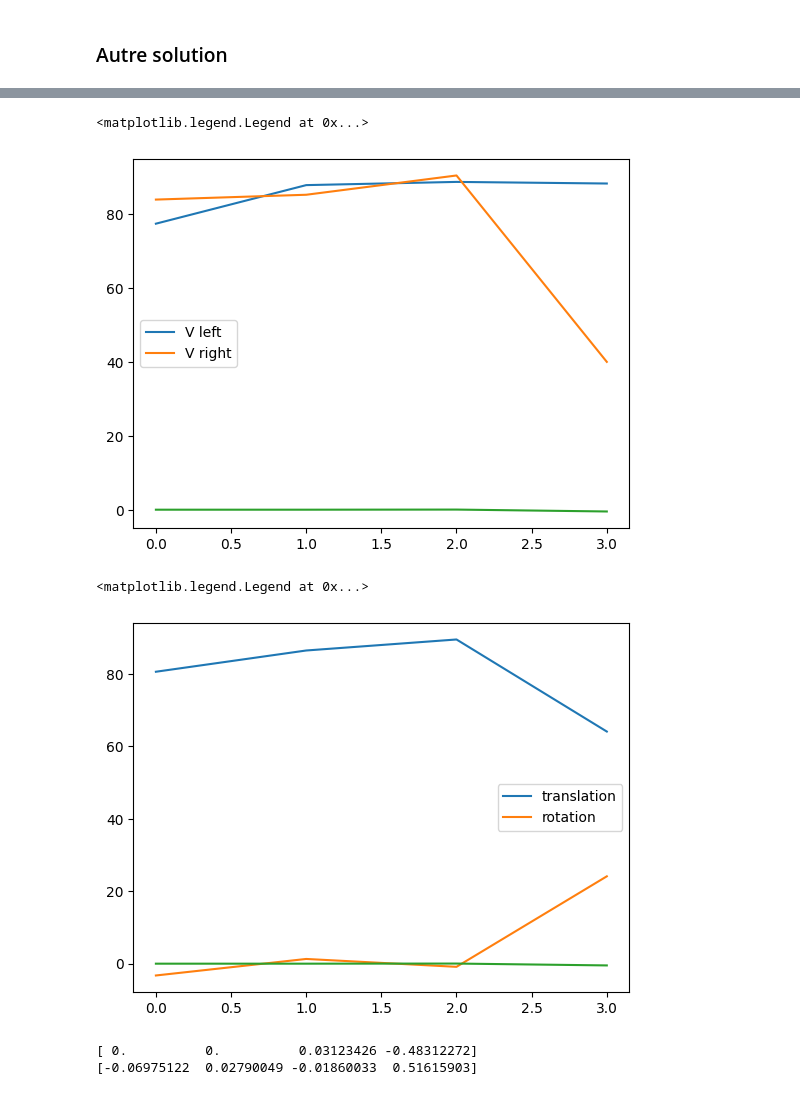
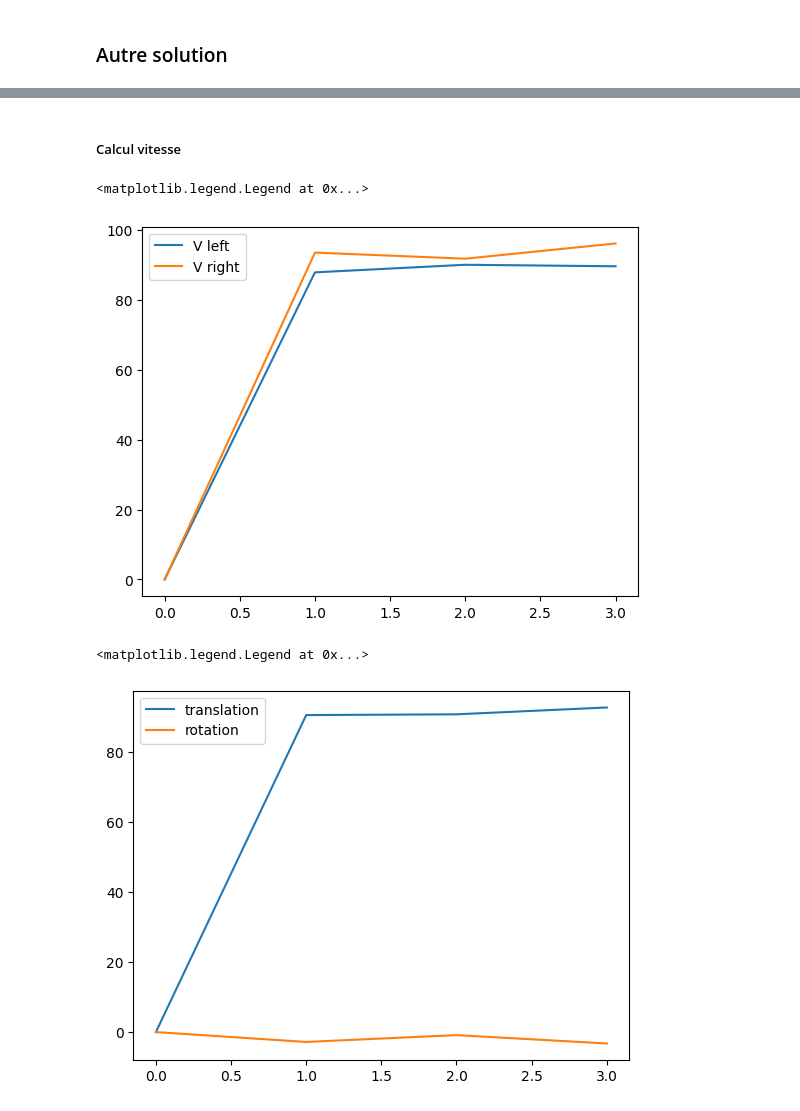
Before and after one commit to marinPh/mobileRobt38, a Jupyter notebook: test_controle.ipynb, the cells around one changed output, grey strips where cells are left out. Saved outputs shown, nothing was run; the diff lists cells and outputs as text; code cells hidden in the pictures.

```diff
--- a/test_controle.ipynb
+++ b/test_controle.ipynb
@@ -122,19 +130,19 @@ plt.plot(reached)
+# %% [markdown]
+##### Calcul vitesse
 # %%
 Vleftdata = np.array(Vleftdata)
 Vrightdata = np.array(Vrightdata)
 # %%
 plt.plot(Vleftdata, label="V left")
 plt.plot(Vrightdata, label="V right")
-plt.plot(thetadata)
 plt.legend()
 # %% [output]
 <matplotlib.legend.Legend at 0x...>
-[figure, old version]
+[figure, new version]
 # %%
 plt.plot((Vleftdata+Vrightdata)/2, label = "translation")
 plt.plot((Vleftdata-Vrightdata)/2, label = "rotation")
-plt.plot(thetadata)
 plt.legend()
 # %% [output]
 <matplotlib.legend.Legend at 0x...>
-[figure, old version]
+[figure, new version]
@@ -144,7 +149 @@ theta_dot = (Vleftdata-Vrightdata)/2/L
-# %%
-print(np.array(thetadata))
-print(theta_dot)
-# %% [output]
-[ 0.          0.          0.03123426 -0.48312272]
-[-0.06975122  0.02790049 -0.01860033  0.51615903]
 # %%
```
Also changed, not shown: parts of 24 cells of this notebook, 1 other file.
